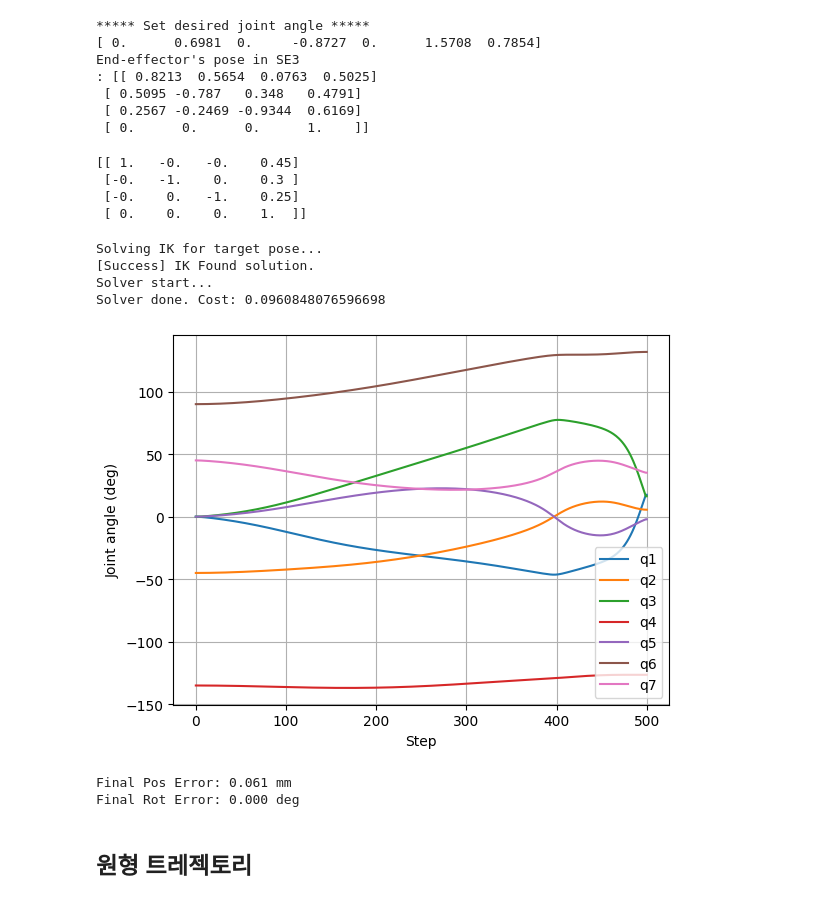
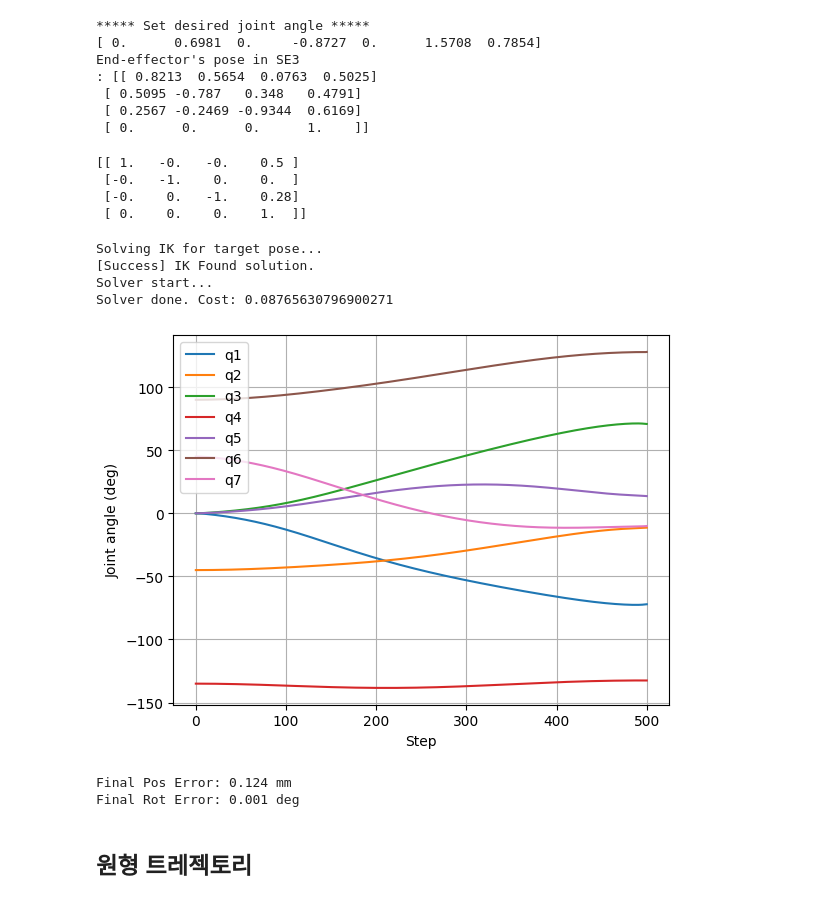
Before and after one commit to sjHub0504/robot_project_KSJ, a Jupyter notebook: robot_project_simulation.ipynb, the cells around one changed output. Cells and saved outputs as stored; diff of their text form; code cells hidden in the pictures.

```diff
--- a/robot_project_simulation.ipynb
+++ b/robot_project_simulation.ipynb
@@ -70,7 +69,7 @@ print(f"Force Applied Link Index: {ee_link_idx}")
 # ==========================================
 # 실험 설정: 특정 방향으로 힘을 가해봅니다.
 # ==========================================
-APPLIED_FORCE = [0, 0, 0.0]  # x, y, z [N] (Body Frame 기준, Z축으로 20N 당기기)
+APPLIED_FORCE = [0, 0, 15.0]  # x, y, z [N] (Body Frame 기준, Z축으로 20N 당기기)
 DURATION = 2.0                # 2초 동안 힘 인가
 
 # 시뮬레이션 루프
@@ -729,6 +1003,6 @@ plt.show()
 # %%
 #pb.my_robot.set_control_mode("idc")
 #pb.my_robot.set_control_mode("peg_imp")
-#pb.my_robot.set_control_mode("imp")
-pb.my_robot.set_control_mode("pidc")
+pb.my_robot.set_control_mode("imp")
+#pb.my_robot.set_control_mode("pidc")
 # %% [output]
@@ -762,18 +1037,18 @@ End-effector's pose in SE3
 
 #T_goal = xyzeul2SE3([0.4, 0.5, 0.5], [0,-180,180], seq='ZYZ', degree=True)
 
-T_goal = xyzeul2SE3([0.45, 0.3, 0.25], [0,-180, -180], seq='ZYZ', degree=True)
+T_goal = xyzeul2SE3([0.5, 0,0.28], [0,-180, -180], seq='ZYZ', degree=True)
 
 
-#T_goal = xyzeul2SE3([0.5, -0.5, 0.5], [0,45,0], seq='ZYZ', degree=True)
+#T_goal = xyzeul2SE3([0.47, 0.025,0.1], [0,-180, -180], seq='ZYZ', degree=True)
 
 
 pb.add_debug_frames([T_goal])
 print(T_goal)
 # %% [output]
-[[ 1.   -0.   -0.    0.45]
- [-0.   -1.    0.    0.3 ]
- [-0.    0.   -1.    0.25]
+[[ 1.   -0.   -0.    0.5 ]
+ [-0.   -1.    0.    0.  ]
+ [-0.    0.   -1.    0.28]
  [ 0.    0.    0.    1.  ]]
 # %%
 # ===== 1) Pinocchio 모델/데이터 가져오기 =====
@@ -852,13 +1127,13 @@ xRegCost  = crocoddyl.CostModelResidual(state, xResidual)
 uResidual = crocoddyl.ResidualModelControl(state, nu)
 uRegCost  = crocoddyl.CostModelResidual(state, uResidual)
 xResidualTerminal = crocoddyl.ResidualModelState(state, x_goal_terminal, nu)
-xRegCostTerminal  = crocoddyl.CostModelResidual(state, xResidualTerminal)
+#xRegCostTerminal  = crocoddyl.CostModelResidual(state, xResidualTerminal)
 
 
 runningCostModel.addCost("xReg", xRegCost, 1e-3)
 runningCostModel.addCost("uReg", uRegCost, 1e-3)
 #terminalCostModel.addCost("xReg", xRegCost, 1e-3)
-terminalCostModel.addCost("xRegStop", xRegCostTerminal, 10.0)
+#terminalCostModel.addCost("xRegStop", xRegCostTerminal, 10.0)
 
 # Goal Tracking (Terminal)
 # eeResidual = crocoddyl.ResidualModelFramePlacement(state, ee_frame_id, M_goal, nu)
@@ -867,7 +1142,7 @@ terminalCostModel.addCost("xRegStop", xRegCostTerminal, 10.0)
 
 ## 위치랑 Roll방향만 맞출 수 있도록
 eeResidual = crocoddyl.ResidualModelFramePlacement(state, ee_frame_id, M_goal, nu)
-weights = np.array([1.0, 1.0, 1.0, 1.0, 1.0, 0.3])
+weights = np.array([1.0, 1.0, 1.0, 1.0, 1.0, 1.0])
 activation = crocoddyl.ActivationModelWeightedQuad(weights)
 eeCost = crocoddyl.CostModelResidual(state, activation, eeResidual)
 terminalCostModel.addCost("eeGoal", eeCost, 1000.0)
@@ -949,37 +1224,37 @@ print(f"Solver done. Cost: {solver.cost}")
 xs = solver.xs
 qlist = np.zeros((nq, 0))
 
 for x in xs:
     q = x[:nq]
     qlist = np.concatenate((qlist, q.reshape(-1,1)), axis=1)
     pb.MoveRobot(q.reshape(-1,1), degree=False)
     sleep(dt)
 
 # 결과 그래프
 plt.figure()
 plt.plot(qlist.T * 180/np.pi)
 plt.xlabel("Step")
 plt.ylabel("Joint angle (deg)")
 plt.legend([f"q{i+1}" for i in range(nq)])
 plt.grid(True)
 plt.show()
 
 # 최종 오차 확인
 final_q = xs[-1][:nq]
 pin.forwardKinematics(robot_model, robot_data, final_q)
 pin.updateFramePlacements(robot_model, robot_data)
 final_M = robot_data.oMf[ee_frame_id]
 err_vec = pin.log(final_M.actInv(M_goal)).vector
 print(f"Final Pos Error: {np.linalg.norm(err_vec[:3])*1000:.3f} mm")
 print(f"Final Rot Error: {np.linalg.norm(err_vec[3:])*180/np.pi:.3f} deg")
 # %% [output]
 Solving IK for target pose...
 [Success] IK Found solution.
 Solver start...
-Solver done. Cost: 0.0960848076596698
+Solver done. Cost: 0.08765630796900271
-[figure, old version]
+[figure, new version]
-Final Pos Error: 0.061 mm
-Final Rot Error: 0.000 deg
+Final Pos Error: 0.124 mm
+Final Rot Error: 0.001 deg
 # %%
 pb.destroy_debug_frames()
 # %% [markdown]
```
Also changed, not shown: parts of 9 cells of this notebook, 8 other files.
